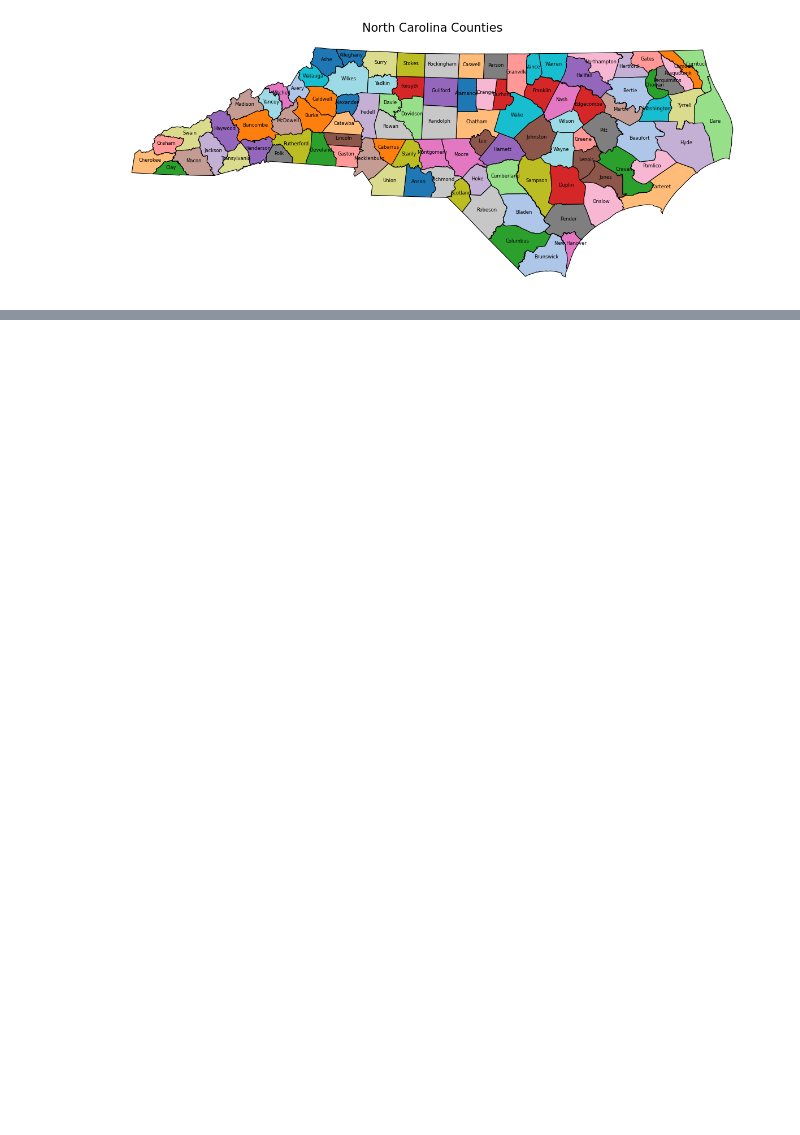
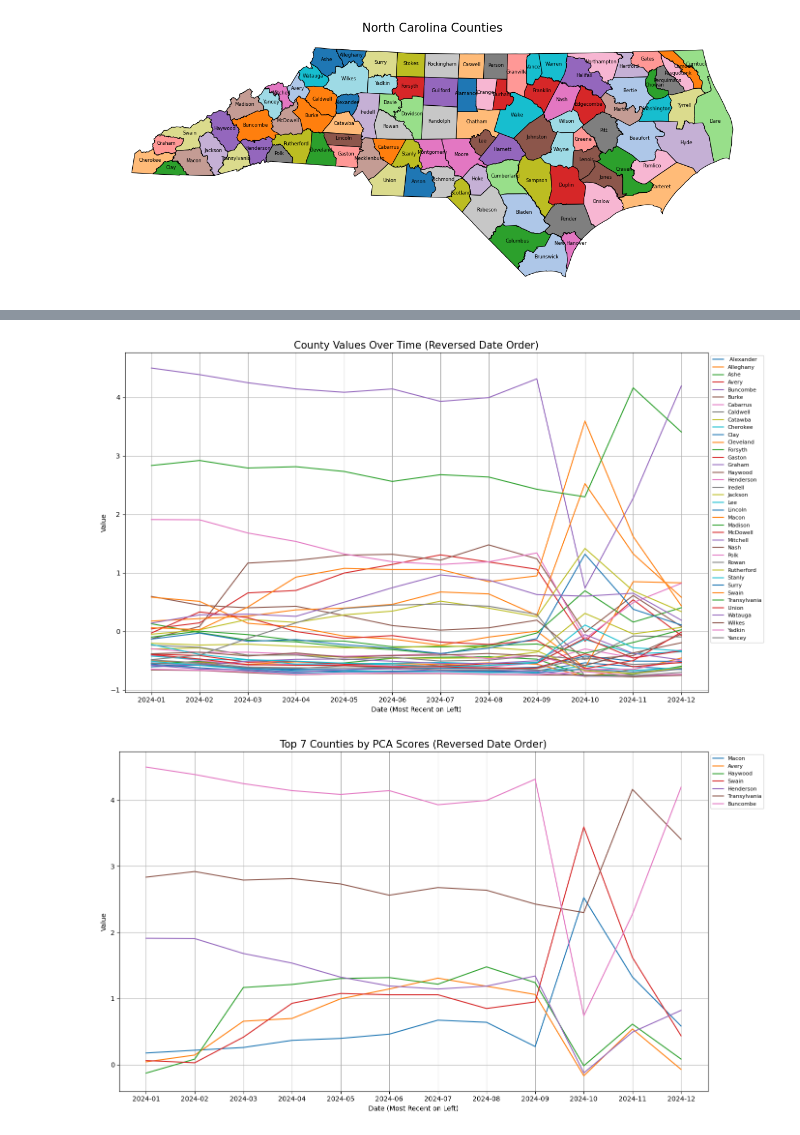
Before and after one commit to zakk-h/NCTrailVisitation, a Jupyter notebook: work.ipynb, the cells around one changed output, grey strips where cells are left out. Cells and saved outputs as stored; diff of their text form; code cells hidden in the pictures; blank space fills up the shorter version.

```diff
--- a/work.ipynb
+++ b/work.ipynb
@@ -35,0 +364,32 @@ plt.show()
+# %%
+# Plot line chart of values over time for each county
+date_columns = [col for col in normalized_data.columns if col.startswith("2022") or col.startswith("2023") or col.startswith("2024")]
+plt.figure(figsize=(14, 8))
+for county, row in normalized_data.iterrows():
+    plt.plot(date_columns[::-1], row[date_columns].values[::-1], label=row['County'])
+
+plt.title("County Values Over Time (Reversed Date Order)", fontsize=15)
+plt.xlabel("Date (Most Recent on Left)")
+plt.ylabel("Value")
+plt.legend(loc='upper left', bbox_to_anchor=(1, 1), fontsize=8)
+plt.grid(True)
+plt.tight_layout()
+plt.show()
+
+# Plot line chart for the 7 counties with the highest PCA scores
+highest_pca = sorted_table.tail(7)
+plt.figure(figsize=(14, 8))
+for _, row in highest_pca.iterrows():
+    county_data = normalized_data[normalized_data['County'] == row['County']]
+    plt.plot(date_columns[::-1], county_data[date_columns].values.flatten()[::-1], label=row['County'])
+
+plt.title("Top 7 Counties by PCA Scores (Reversed Date Order)", fontsize=15)
+plt.xlabel("Date (Most Recent on Left)")
+plt.ylabel("Value")
+plt.legend(loc='upper left', bbox_to_anchor=(1, 1), fontsize=8)
+plt.grid(True)
+plt.tight_layout()
+plt.show()
+# %% [output]
+[figure, added]
+[figure, added]
```
Also changed, not shown: parts of 5 cells of this notebook, 1 other file.
